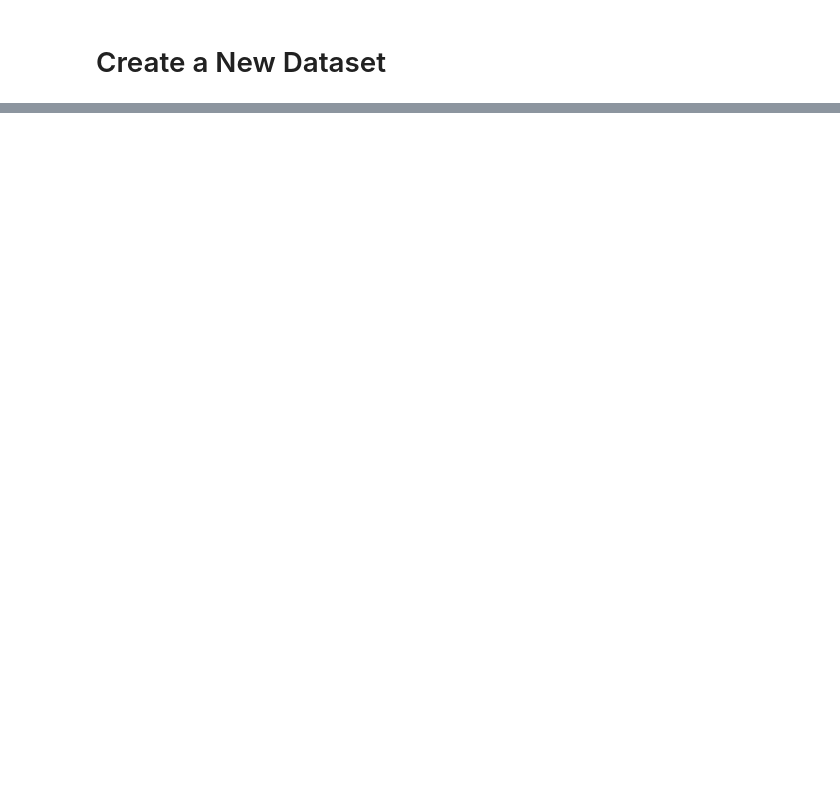
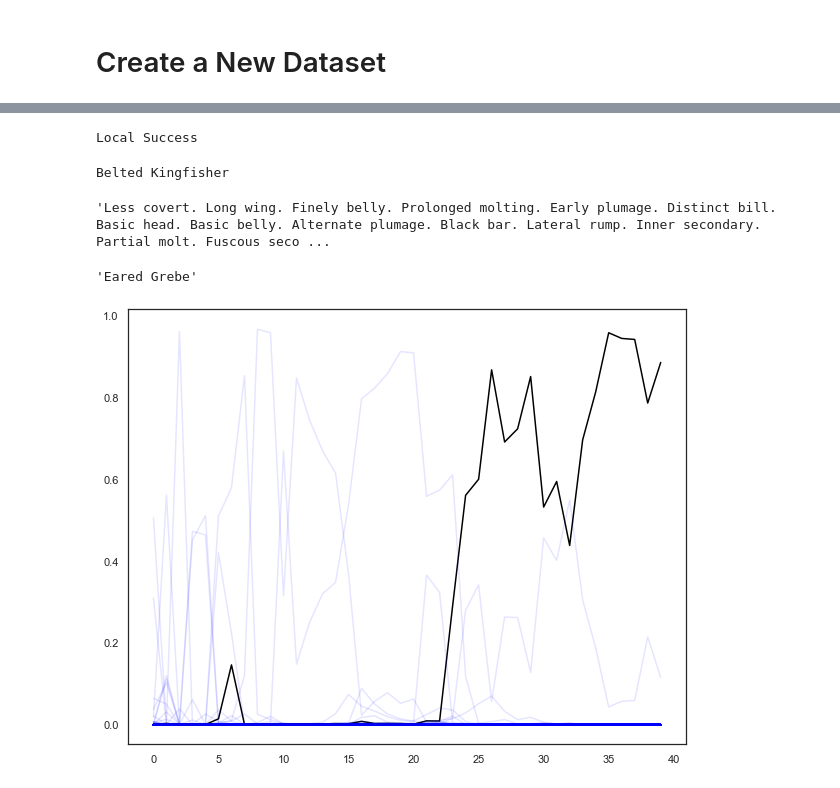
Before and after one commit to RobertvdV/GRS82000_eTaxonomist, a Jupyter notebook: notebooks/CUB_comparison.ipynb, the cells around one changed output, grey strips where cells are left out. Cells and saved outputs as stored; diff of their text form; code cells hidden in the pictures; blank space fills up the shorter version.

```diff
--- a/notebooks/CUB_comparison.ipynb
+++ b/notebooks/CUB_comparison.ipynb
@@ -549,6 +744,7 @@ for bird in tqdm_notebook(df_OWN['Bird'].unique(), desc='bird'):
 Compute the similarity for every text of chunk. This goes per bird/per attribution/per part. If computing this at a higher level the memory will explode.
 # %%
 comparison_list = pickle.load(open('../data/processed/comparison_list.pkl', 'rb'))
+comparison_list_pos = pickle.load(open('../data/processed/comparison_list_pos.pkl', 'rb'))
 # %%
 df_ATB = pd.DataFrame(comparison_list,
                               columns=['Bird', 'Part', 'Attribution', 'Value', 'CUB', 'Random'])
@@ -737,0 +926,19 @@ len(common_birds)
+# %%
+def WhichBird(span, model):
+
+    """
+    Uses a trained bert classifier to see if a span
+    belongs to a species description or otherwise.
+    """
+
+    with torch.no_grad():
+        # Tokenize input
+        inputs = tokenizer(span, return_tensors="pt", truncation=True)
+        # Predict class
+        outputs = model(**inputs)
+        # Get prediction values
+        exps = torch.exp(outputs)
+        # Get class
+        probs = exps.detach().numpy()
+
+        return np.squeeze(probs)
@@ -737,0 +947,28 @@ len(common_birds)
+# %%
+model = load_CUB_Bert("../models/", 'saved_weights_CUB_BIRDS_2000.pt', outputsize=2000)
+# %% [output]
+Local Success
+# %%
+bird = list(PoS_dict.keys())[1]
+print(bird)
+
+probs_stack = np.empty((0, 2000), float)
+text_span = ''
+
+#for row in tqdm_notebook(df_CUB[df_CUB['Bird'] ==  bird]['Trait'].unique()[0:40]):
+for row in tqdm_notebook(PoS_dict[bird][0:40]):
+#for row in test2:
+    text_span += f'{row.capitalize()}. '
+    probs = WhichBird(text_span, model=model)
+    probs_stack = np.vstack((probs_stack, probs))
+# %% [output]
+Belted Kingfisher
+# %%
+text_span
+# %% [output]
+'Less covert. Long wing. Finely belly. Prolonged molting. Early plumage. Distinct bill. Basic head. Basic belly. Alternate plumage. Black bar. Lateral rump. Inner secondary. Partial molt. Fuscous seco ...
+# %%
+idx = np.argmax(probs_stack[-1])
+lb.classes_[idx]
+# %% [output]
+'Eared Grebe'
@@ -737,0 +983,11 @@ len(common_birds)
+# %%
+fig, ax = plt.subplots(figsize=(10, 8))
+for i in range(0, 2000):
+    if i == np.where(lb.classes_ == bird)[0][0]:
+        ax.plot(probs_stack[:, i], color='black', alpha=1, markersize=5)
+    else:
+        ax.plot(probs_stack[:, i], color='blue', alpha=0.1)
+
+#plt.setp([ax], ylim=(-0.0002, 0.2))
+# %% [output]
+[figure, added]
```
Also changed, not shown: parts of 63 cells of this notebook, 22 other files.
